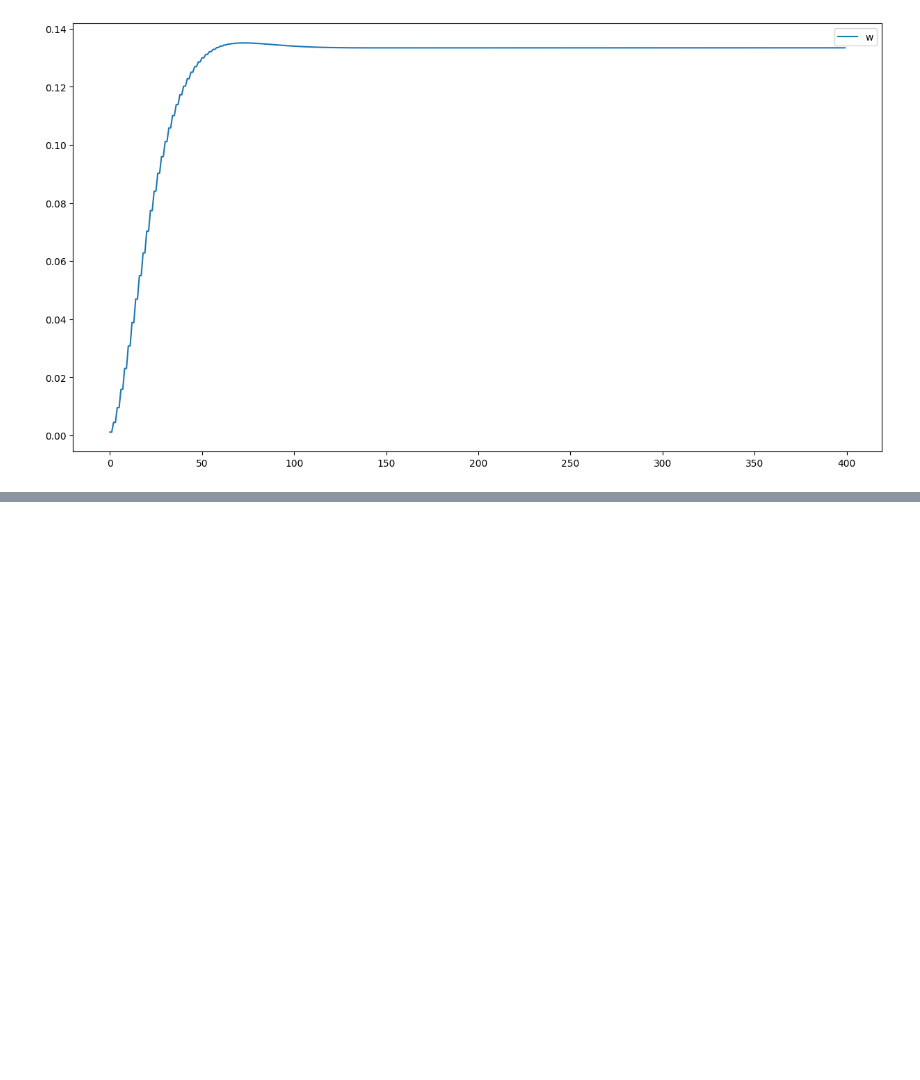
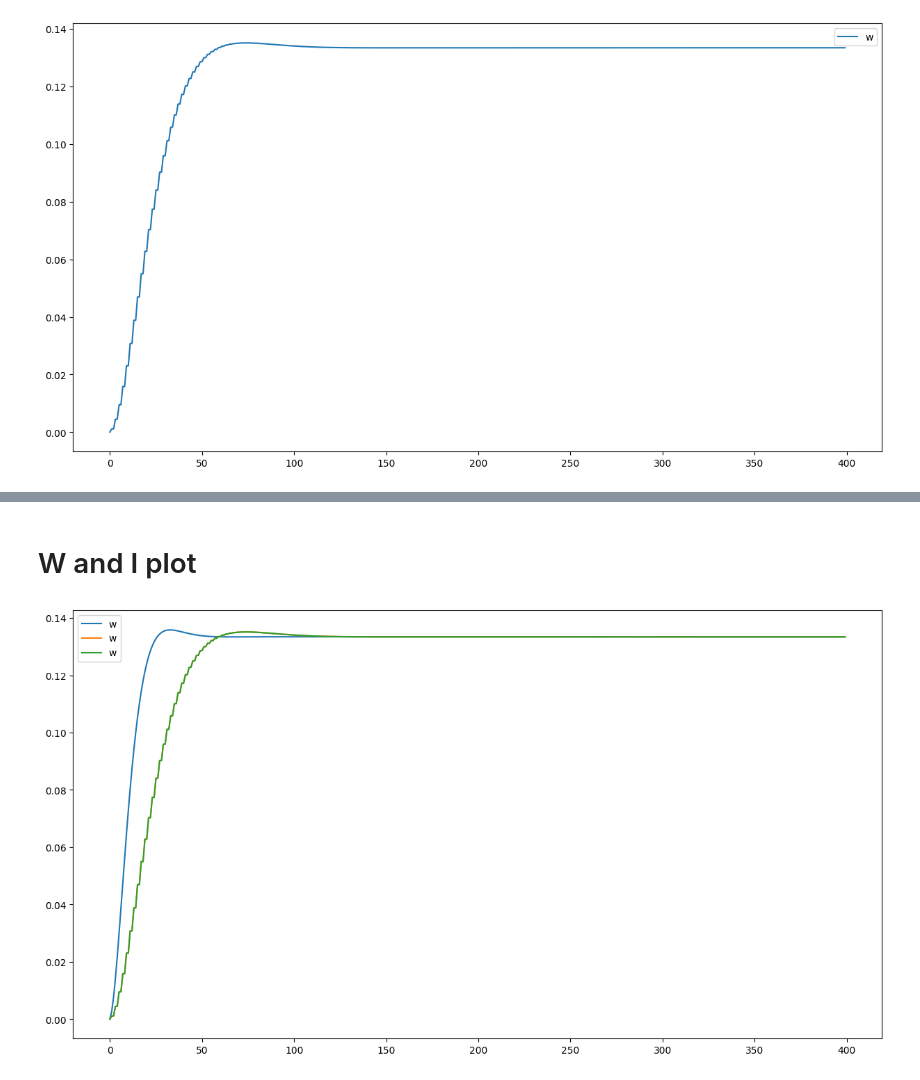
Before and after one commit to MaxotFedorov/DCMotor, a Jupyter notebook: dcm_2.ipynb, the cells around one changed output, grey strips where cells are left out. Cells and saved outputs as stored; diff of their text form; code cells hidden in the pictures; blank space fills up the shorter version.

```diff
--- a/dcm_2.ipynb
+++ b/dcm_2.ipynb
@@ -221,0 +232,10 @@ plt.show()
+# %% [markdown]
+# W and I plot
+# %%
+plt.plot(history_y_array[:, 1], label="w")
+plt.plot(history_w_array, label="w")
+plt.plot(history_w_1_array, label="w")
+plt.legend()
+plt.show()
+# %% [output]
+[figure, added]
```
Also changed, not shown: parts of 23 cells of this notebook.
